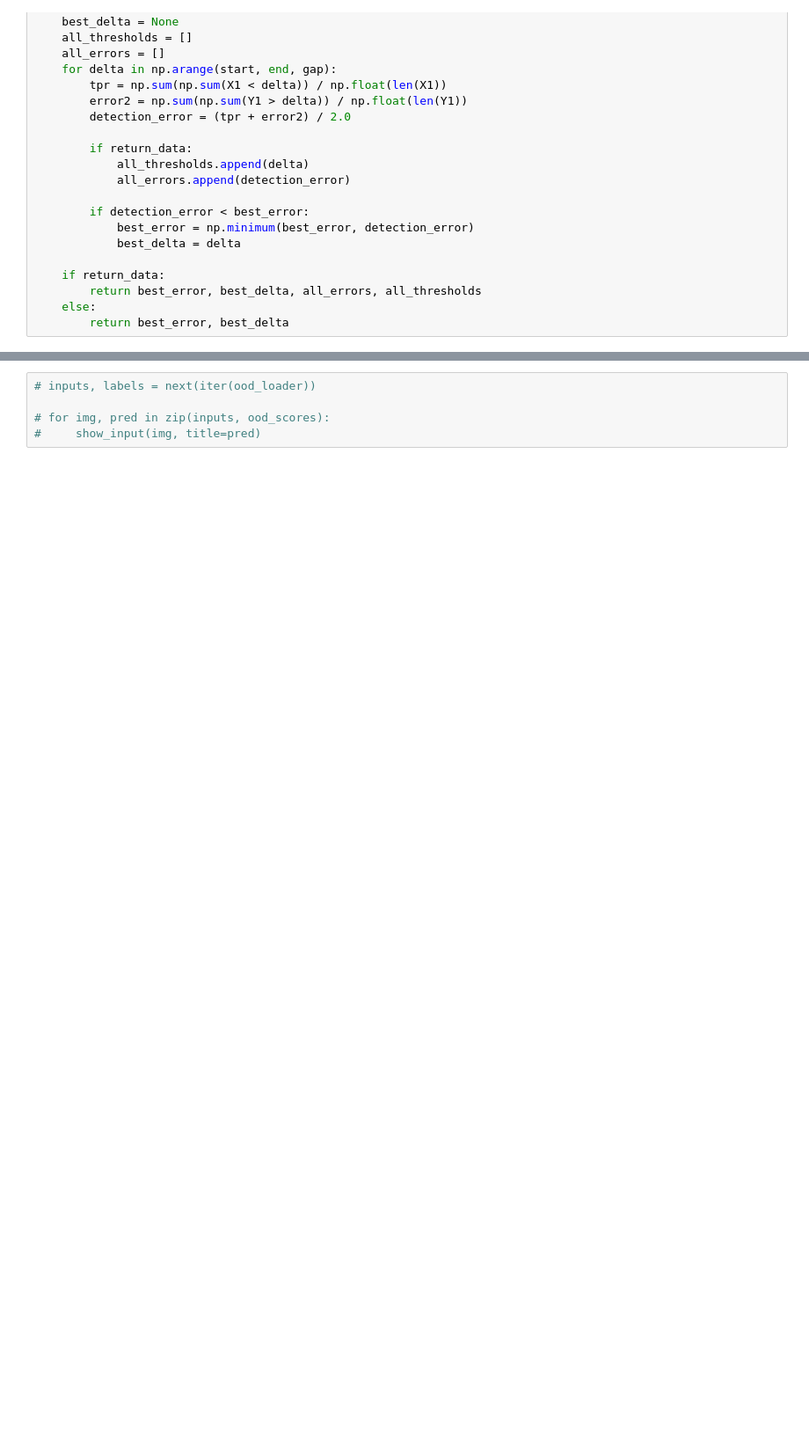
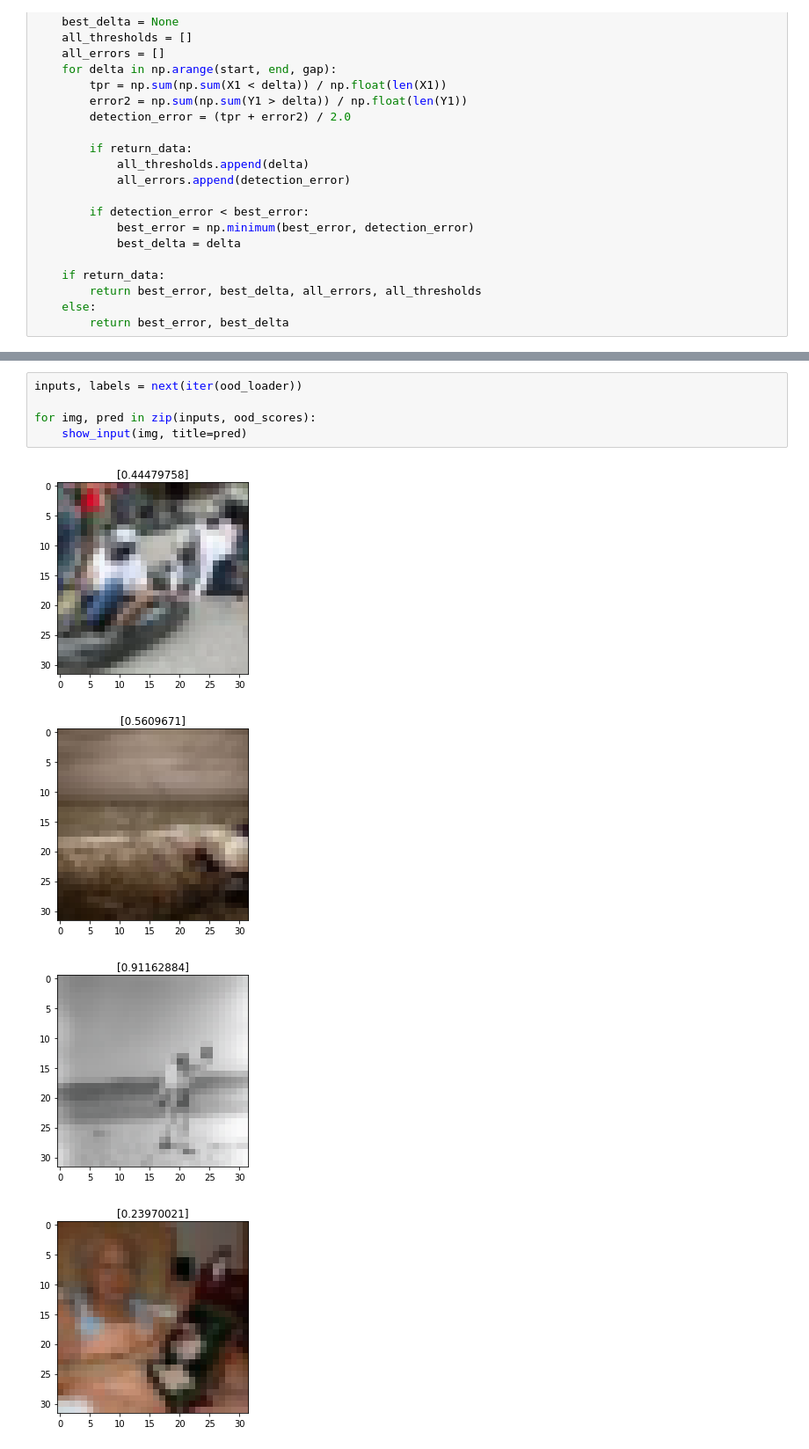
Before and after one commit to AstrakhantsevaAA/confidence_estimation_resnet, a Jupyter notebook: ood_detection_resnet.ipynb, the cells around one changed output, grey strips where cells are left out. Shown at 88% size. Drawn from its saved outputs; the diff is of its cells as text; blank space fills up the shorter version.

```diff
--- a/ood_detection_resnet.ipynb
+++ b/ood_detection_resnet.ipynb
@@ -310,5 +367,10 @@ AUPR_OUT (higher is better):  0.7689771420979533
 # %%
-# inputs, labels = next(iter(ood_loader))
+inputs, labels = next(iter(ood_loader))
 
-# for img, pred in zip(inputs, ood_scores):
-#     show_input(img, title=pred)
+for img, pred in zip(inputs, ood_scores):
+    show_input(img, title=pred)
+# %% [output]
+[figure, added]
+[figure, added]
+[figure, added]
+[figure, added]
```
Also changed, not shown: parts of 12 cells of this notebook.
